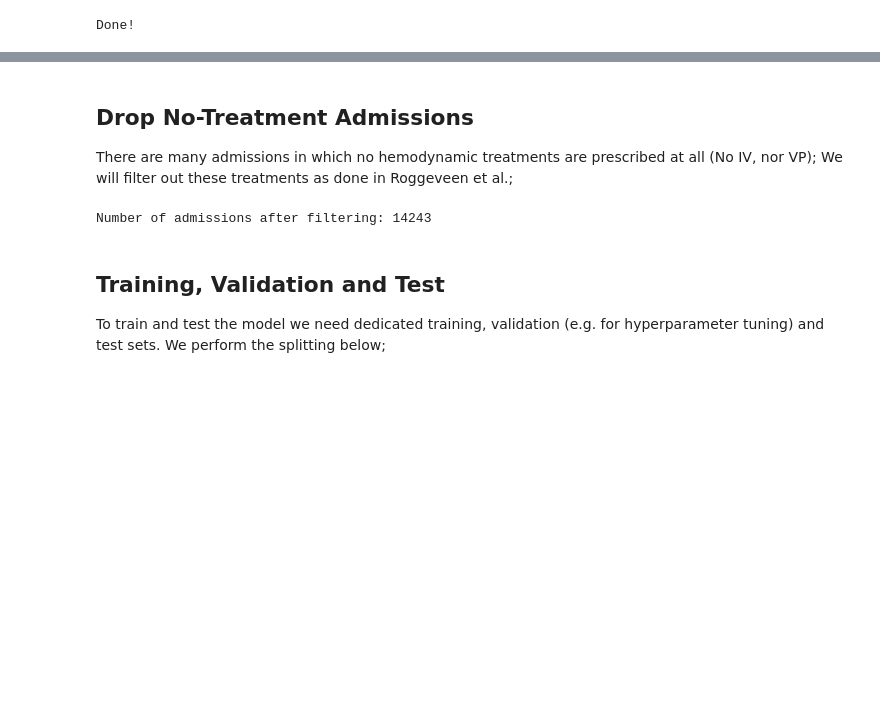
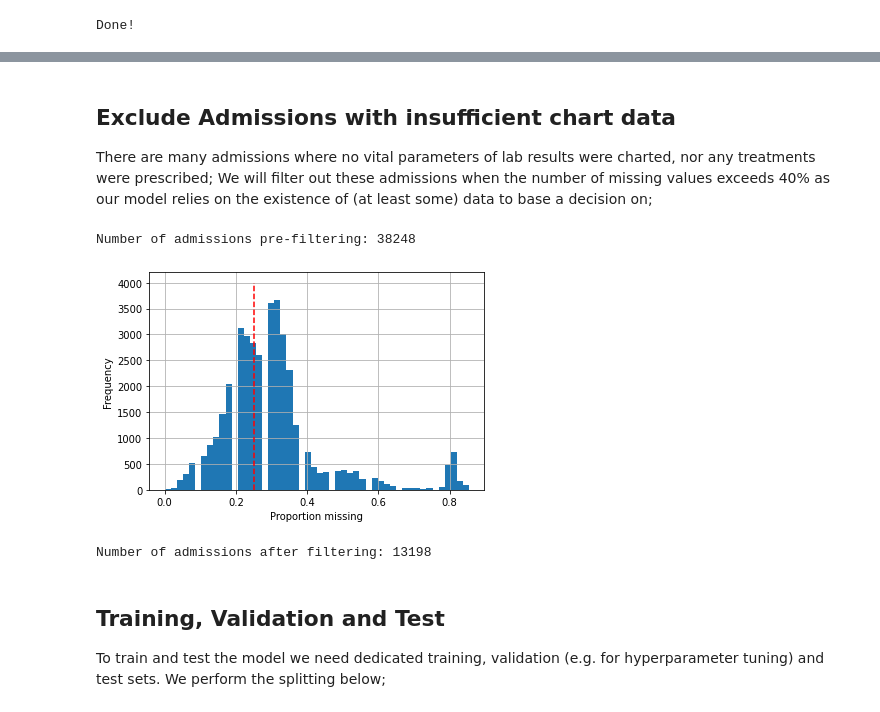
Before and after one commit to thomas097/Haemodynamic-Optimization-Reinforcement-Learning, a Jupyter notebook: preprocessing/DataPreprocessing_Aggregated.ipynb, the cells around one changed output, grey strips where cells are left out. Drawn from its saved outputs; the diff is of its cells as text; code cells hidden in the pictures; blank space fills up the shorter version.

Commit message:
Updated cohort filtering

```diff
--- a/preprocessing/DataPreprocessing_Aggregated.ipynb
+++ b/preprocessing/DataPreprocessing_Aggregated.ipynb
@@ -1028,3 +1028,6 @@ data_final_df[data_final_df['icustay_id'] == icustay_id].tail()
 # %%
 # save intermediate dataset before further processing just in case
 data_final_df.to_csv(OUTPUT_DIR + 'partial_data_df.csv', index=False)
+# %%
+data_final_df = read_csv(OUTPUT_DIR + 'partial_data_df.csv')
+data_final_df.head(1)
@@ -1174,5 +1170,39 @@ weight 1728
+# %%
+# columns corresponding to features
+metadata = ['icustay_id', 'timestep', 'max_vaso', 'total_iv_fluid', 'reward', 'action']
+feature_cols = data_final_df.columns.difference(metadata)
+
+# min and max values in middle 99% of data
+min_val = data_final_df[feature_cols].quantile(0.005)
+max_val = data_final_df[feature_cols].quantile(0.995)
+
+# replace with NaNs
+for f in feature_cols:
+    f_min = min_val[f]
+    f_max = max_val[f]
+    data_final_df.loc[data_final_df[f] < f_min, f] = f_min
+    data_final_df.loc[data_final_df[f] > f_max, f] = f_max
 # %% [markdown]
-## Drop No-Treatment Admissions
+## Exclude Admissions with insufficient chart data
 
-There are many admissions in which no hemodynamic treatments are prescribed at all (No IV, nor VP); We will filter out these treatments as done in Roggeveen et al.;
+There are many admissions where no vital parameters of lab results were charted, nor any treatments were prescribed; We will filter out these admissions when the number of missing values exceeds 40% as our model relies on the existence of (at least some) data to base a decision on;
+# %%
+print('Number of admissions pre-filtering:', len(data_final_df.icustay_id.unique()))
+# %% [output]
+Number of admissions pre-filtering: 38248
+# %%
+# Count for each admission the % of values missing values in features
+data_final_df['perc_missing'] = data_final_df[feature_cols].isnull().mean(axis=1)
+data_final_df.perc_missing
+
+# for each episode, determine the minimum number of values missing of a timestep
+min_missing = data_final_df.groupby('icustay_id').perc_missing.min()
+
+# plot!
+min_missing.hist(bins=50)
+plt.plot([0.25, 0.25], [0, 4000], c='r', linestyle='--')
+plt.xlabel('Proportion missing')
+plt.ylabel('Frequency');
+# %% [output]
+[figure, added]
 # %%
@@ -1185,8 +1214,8 @@ data_final_df = data_final_df[data_final_df['icustay_id'].isin(icustay_ids)]
 # %%
 # How many admissions do we have left?
-print('Number of admissions after filtering:', len(icustay_ids))
+print('Number of admissions after filtering:', len(filtered_icustays))
 # %% [output]
-Number of admissions after filtering: 14243
+Number of admissions after filtering: 13198
 # %% [markdown]
 ## Training, Validation and Test
 
```
Also changed, not shown: parts of 36 cells of this notebook.
